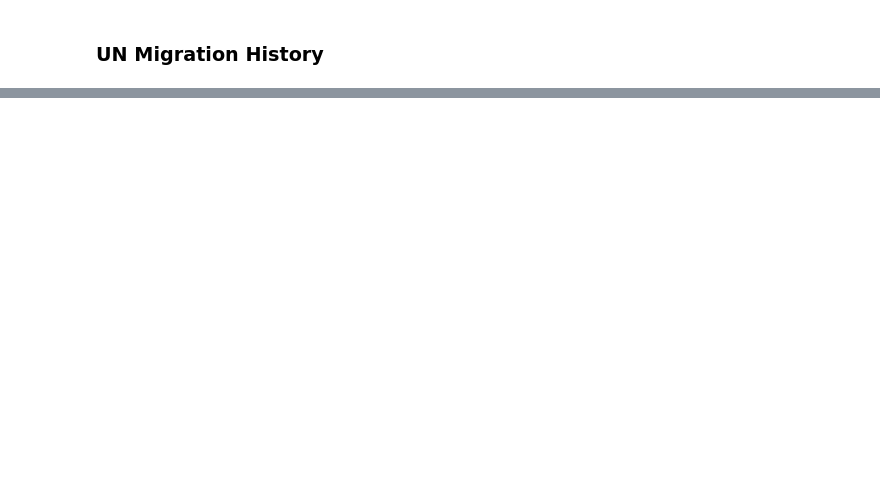
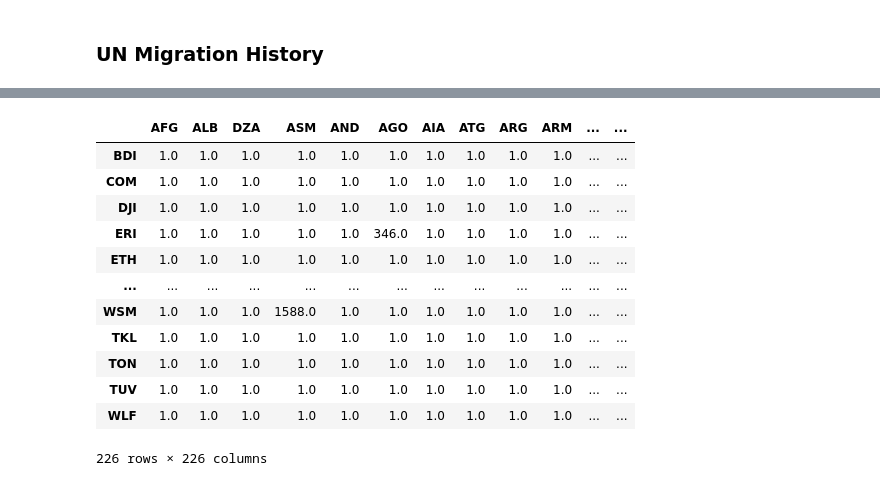
Before and after one commit to crcresearch/GOS, a Jupyter notebook: examples/multiscale-migration/Multiscale Migration Model.ipynb, the cells around one changed output, grey strips where cells are left out. Cells and saved outputs as stored; diff of their text form; code cells hidden in the pictures; blank space fills up the shorter version.

```diff
--- a/examples/multiscale-migration/Multiscale Migration Model.ipynb
+++ b/examples/multiscale-migration/Multiscale Migration Model.ipynb
@@ -253,0 +194,6 @@ for code in [names_to_un_codes[x] for x in un_pd.iloc[:,1:250].columns.values[7:
+# %%
+# We want to drop these
+drop = [x for x in un_pd.columns.values if x not in names_to_un_codes.keys() or names_to_un_codes[x] in missing]
+print(drop)
+un_pd = un_pd.drop(drop, axis=1)
+un_pd
@@ -253,0 +216,10 @@ for code in [names_to_un_codes[x] for x in un_pd.iloc[:,1:250].columns.values[7:
+# %%
+missing = []
+for code in [names_to_un_codes[x] for x in un_pd.index]:
+    if len(cc[cc['Numeric code'] == code]) == 0:
+        #codes.append(cc[cc['Numeric code'] == code].index[0])
+    #elif len(other_codes[other_codes['Code'] == country]):
+    #    codes.append(other_codes[other_codes['Code'] == country]["ISO"][0])
+    #else:
+        missing.append(code)
+missing
@@ -253,0 +244,5 @@ for code in [names_to_un_codes[x] for x in un_pd.iloc[:,1:250].columns.values[7:
+# %%
+drop = [x for x in un_pd.index if x not in names_to_un_codes.keys() or names_to_un_codes[x] in missing]
+print(drop)
+un_pd = un_pd.drop(drop, axis=0)
+un_pd
@@ -253,0 +265,19 @@ for code in [names_to_un_codes[x] for x in un_pd.iloc[:,1:250].columns.values[7:
+# %%
+un_pd.index = [cc[cc['Numeric code'] == names_to_un_codes[x]].index[0] for x in un_pd.index]
+un_pd.columns = [cc[cc['Numeric code'] == names_to_un_codes[x]].index[0] for x in un_pd.columns.values]
+# %%
+un_pd.fillna(1)
+# %% [output]
+|  | AFG | ALB | DZA | ASM | AND | AGO | AIA | ATG | ARG | ARM | ... | ... |
+| BDI | 1.0 | 1.0 | 1.0 | 1.0 | 1.0 | 1.0 | 1.0 | 1.0 | 1.0 | 1.0 | ... | ... |
+| COM | 1.0 | 1.0 | 1.0 | 1.0 | 1.0 | 1.0 | 1.0 | 1.0 | 1.0 | 1.0 | ... | ... |
+| DJI | 1.0 | 1.0 | 1.0 | 1.0 | 1.0 | 1.0 | 1.0 | 1.0 | 1.0 | 1.0 | ... | ... |
+| ERI | 1.0 | 1.0 | 1.0 | 1.0 | 1.0 | 346.0 | 1.0 | 1.0 | 1.0 | 1.0 | ... | ... |
+| ETH | 1.0 | 1.0 | 1.0 | 1.0 | 1.0 | 1.0 | 1.0 | 1.0 | 1.0 | 1.0 | ... | ... |
+| ... | ... | ... | ... | ... | ... | ... | ... | ... | ... | ... | ... | ... |
+| WSM | 1.0 | 1.0 | 1.0 | 1588.0 | 1.0 | 1.0 | 1.0 | 1.0 | 1.0 | 1.0 | ... | ... |
+| TKL | 1.0 | 1.0 | 1.0 | 1.0 | 1.0 | 1.0 | 1.0 | 1.0 | 1.0 | 1.0 | ... | ... |
+| TON | 1.0 | 1.0 | 1.0 | 1.0 | 1.0 | 1.0 | 1.0 | 1.0 | 1.0 | 1.0 | ... | ... |
+| TUV | 1.0 | 1.0 | 1.0 | 1.0 | 1.0 | 1.0 | 1.0 | 1.0 | 1.0 | 1.0 | ... | ... |
+| WLF | 1.0 | 1.0 | 1.0 | 1.0 | 1.0 | 1.0 | 1.0 | 1.0 | 1.0 | 1.0 | ... | ... |
+226 rows × 226 columns
```
Also changed, not shown: parts of 20 cells of this notebook.
